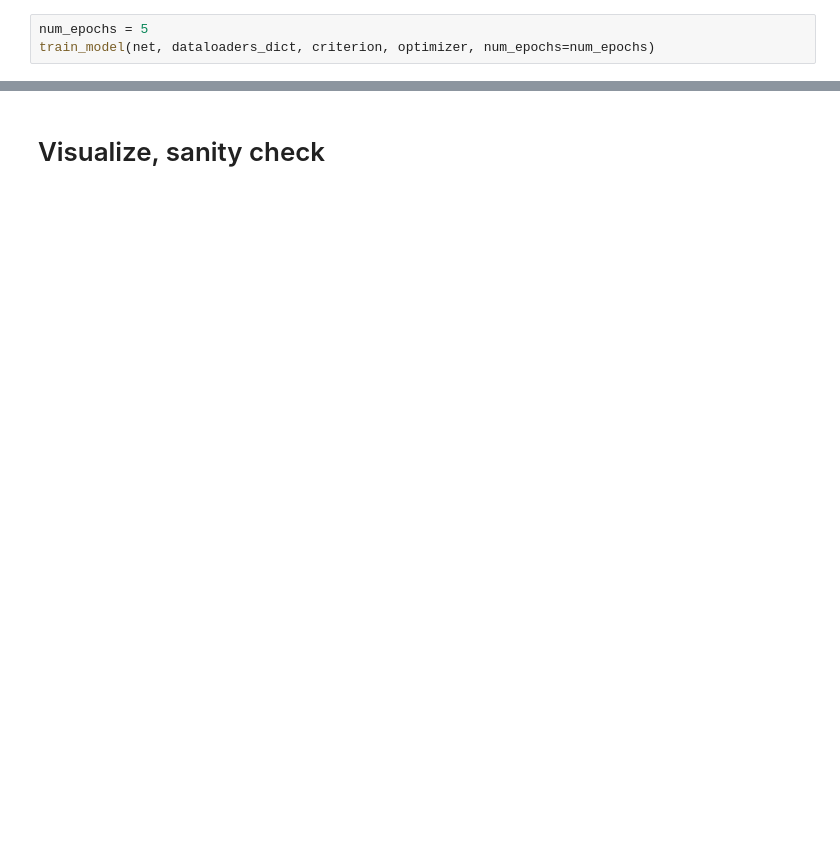
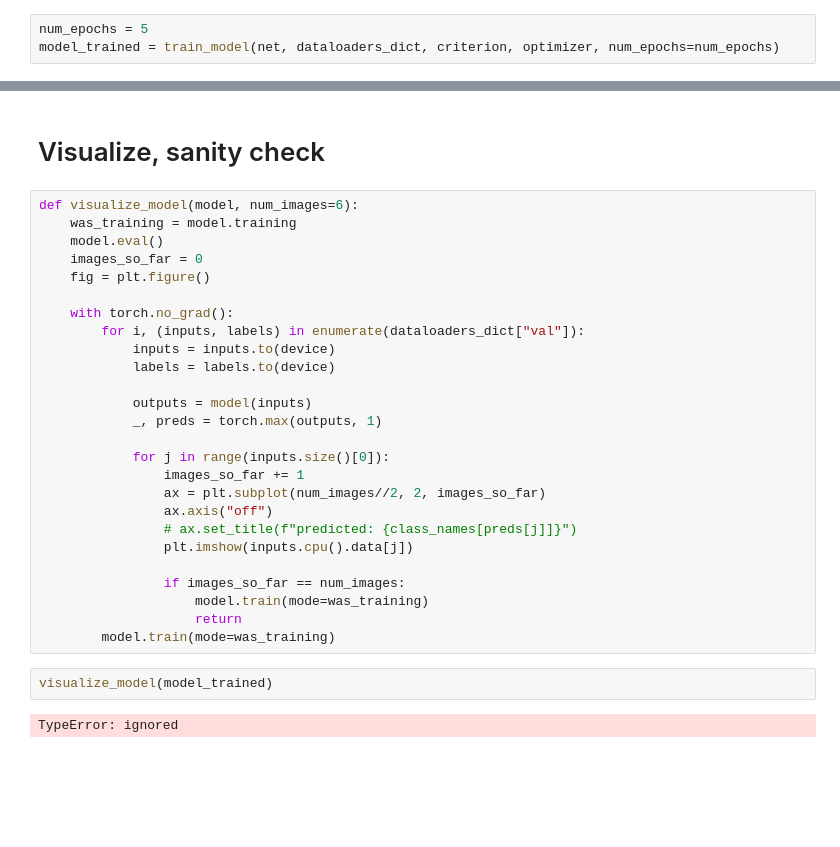
Before and after one commit to makkimaki/pytorch-practice, a Jupyter notebook: 1_3_transfer_learning.ipynb, the cells around one changed output, grey strips where cells are left out. Saved outputs shown, nothing was run; the diff lists cells and outputs as text; blank space fills up the shorter version.

Commit message:
Add: visualize code(WIP)

```diff
--- a/1_3_transfer_learning.ipynb
+++ b/1_3_transfer_learning.ipynb
@@ -377,6 +377,6 @@ def train_model(
     return net
 # %%
 num_epochs = 5
-train_model(net, dataloaders_dict, criterion, optimizer, num_epochs=num_epochs)
+model_trained = train_model(net, dataloaders_dict, criterion, optimizer, num_epochs=num_epochs)
 # %% [output]
 Epoch: 1/5
@@ -420,2 +403,33 @@ VGG(
 # %% [markdown]
 # Visualize, sanity check
+# %%
+def visualize_model(model, num_images=6):
+    was_training = model.training
+    model.eval()
+    images_so_far = 0
+    fig = plt.figure()
+
+    with torch.no_grad():
+        for i, (inputs, labels) in enumerate(dataloaders_dict["val"]):
+            inputs = inputs.to(device)
+            labels = labels.to(device)
+
+            outputs = model(inputs)
+            _, preds = torch.max(outputs, 1)
+
+            for j in range(inputs.size()[0]):
+                images_so_far += 1
+                ax = plt.subplot(num_images//2, 2, images_so_far)
+                ax.axis("off")
+                # ax.set_title(f"predicted: {class_names[preds[j]]}")
+                plt.imshow(inputs.cpu().data[j])
+
+                if images_so_far == num_images:
+                    model.train(mode=was_training)
+                    return
+        model.train(mode=was_training)
+# %%
+visualize_model(model_trained)
+# %% [output]
+TypeError: ignored
+[figure, added]
```
Also changed, not shown: parts of 1 cell of this notebook.
